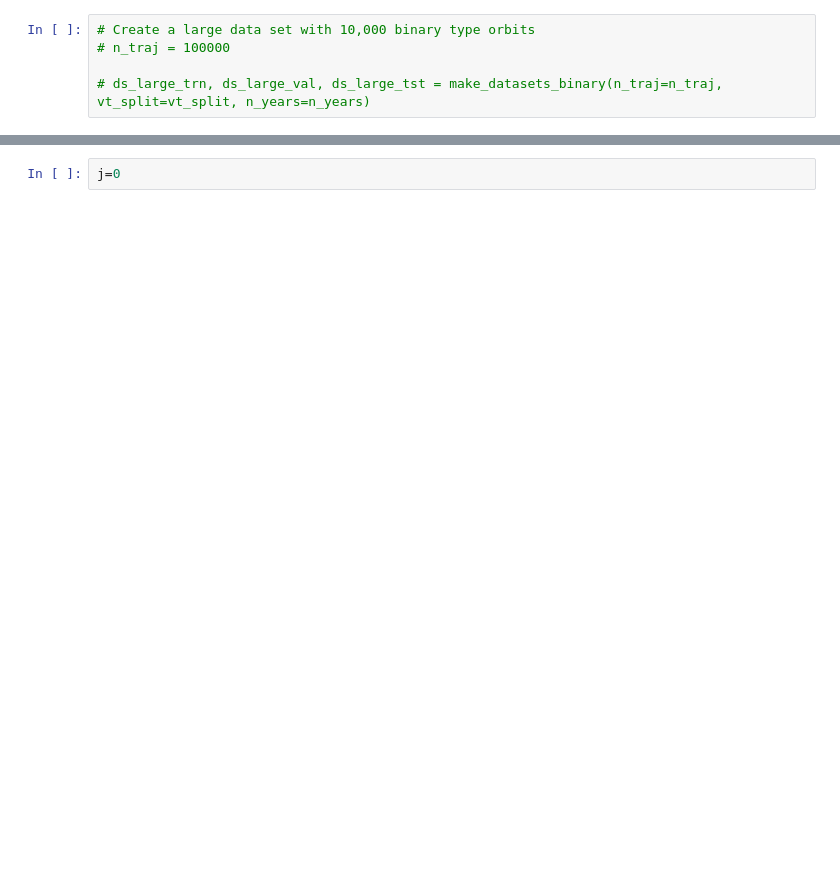
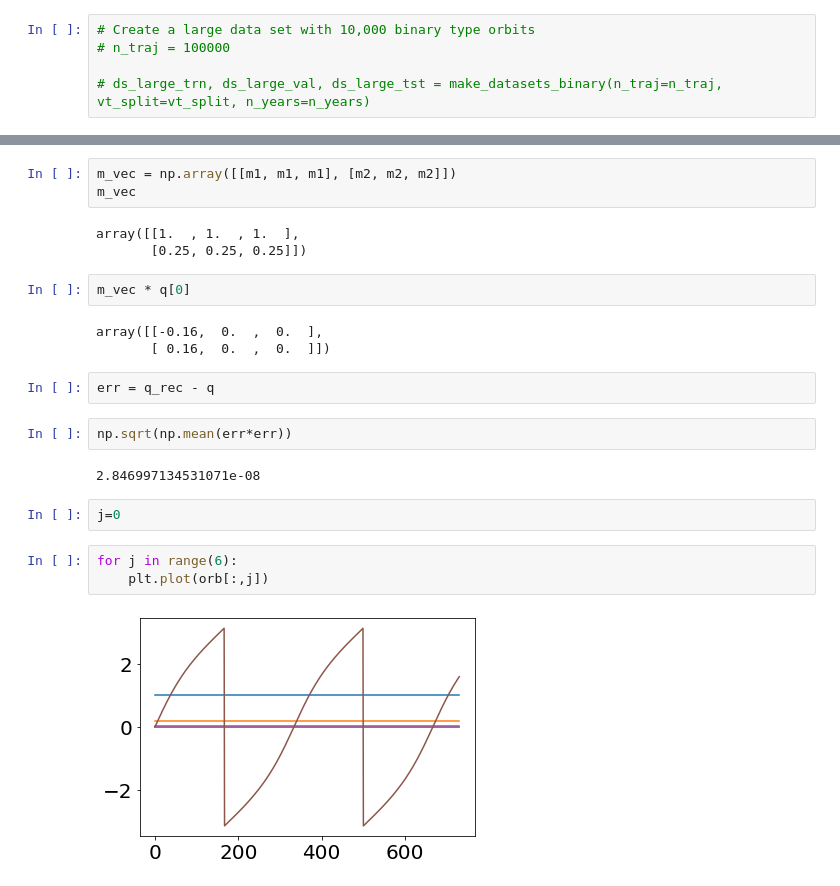
Before and after one commit to memanuel/IACS-n-body, a Jupyter notebook: src/two-body.ipynb, the cells around one changed output, grey strips where cells are left out. Cells and saved outputs as stored; diff of their text form; blank space fills up the shorter version.

```diff
--- a/src/two-body.ipynb
+++ b/src/two-body.ipynb
@@ -391,3 +427,25 @@ outputs = {
+# %%
+m_vec = np.array([[m1, m1, m1], [m2, m2, m2]])
+m_vec
+# %% [output]
+array([[1.  , 1.  , 1.  ],
+       [0.25, 0.25, 0.25]])
+# %%
+m_vec * q[0]
+# %% [output]
+array([[-0.16,  0.  ,  0.  ],
+       [ 0.16,  0.  ,  0.  ]])
+# %%
+err = q_rec - q
+# %%
+np.sqrt(np.mean(err*err))
+# %% [output]
+2.846997134531071e-08
 # %%
 j=0
+# %%
+for j in range(6):
+    plt.plot(orb[:,j])
+# %% [output]
+[figure, added]
 # %%
```
Also changed, not shown: parts of 21 cells of this notebook, 3 other files.
